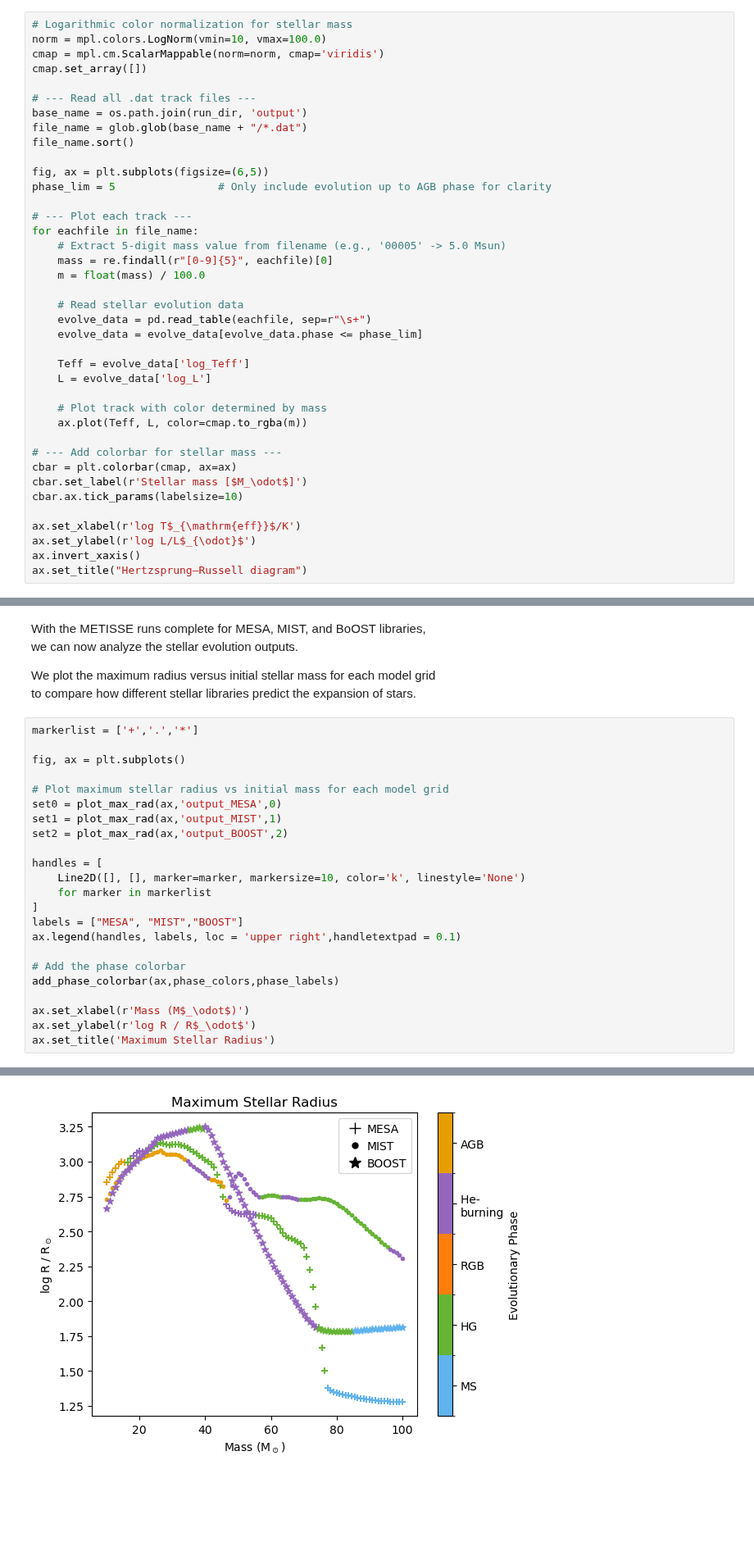
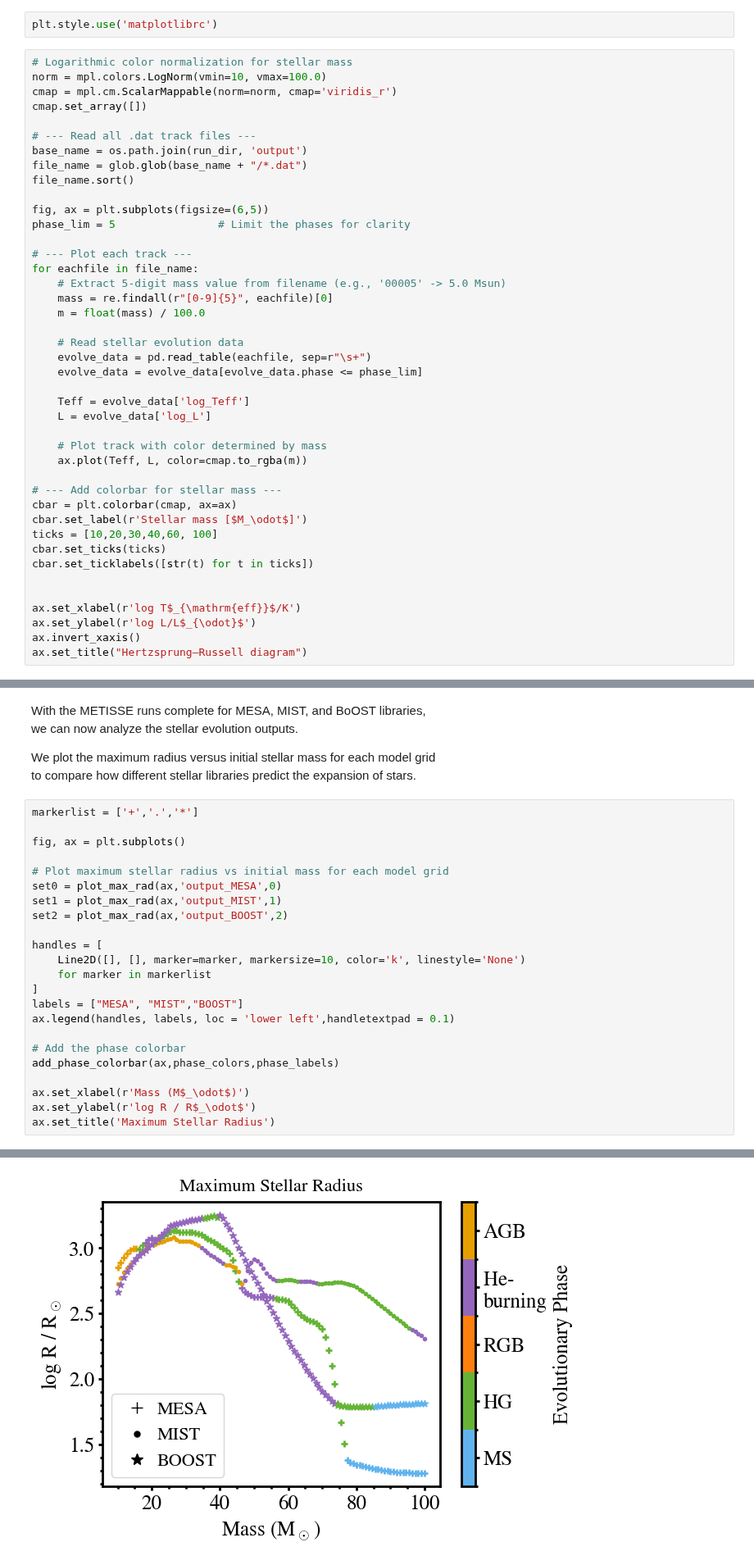
Before and after one commit to TeamMETISSE/METISSE, a Jupyter notebook: docs/build/html/notebook/demo.ipynb, the cells around one changed output, grey strips where cells are left out. Shown at 82% size. Drawn from its saved outputs; the diff is of its cells as text; blank space fills up the shorter version.

```diff
--- a/docs/build/html/notebook/demo.ipynb
+++ b/docs/build/html/notebook/demo.ipynb
@@ -70,10 +74,12 @@ import re
 import matplotlib as mpl
 import matplotlib.pyplot as plt
 from matplotlib.lines import Line2D
+# %%
+plt.style.use('matplotlibrc')
 # %%
 # Logarithmic color normalization for stellar mass
 norm = mpl.colors.LogNorm(vmin=10, vmax=100.0)
-cmap = mpl.cm.ScalarMappable(norm=norm, cmap='viridis')
+cmap = mpl.cm.ScalarMappable(norm=norm, cmap='viridis_r')
 cmap.set_array([])
 
 # --- Read all .dat track files ---
@@ -82,7 +88,7 @@ file_name = glob.glob(base_name + "/*.dat")
 file_name.sort()
 
 fig, ax = plt.subplots(figsize=(6,5))
-phase_lim = 5                # Only include evolution up to AGB phase for clarity
+phase_lim = 5                # Limit the phases for clarity
 
 # --- Plot each track ---
 for eachfile in file_name:
@@ -103,7 +109,10 @@ for eachfile in file_name:
 # --- Add colorbar for stellar mass ---
 cbar = plt.colorbar(cmap, ax=ax)
 cbar.set_label(r'Stellar mass [$M_\odot$]')
-cbar.ax.tick_params(labelsize=10)
+ticks = [10,20,30,40,60, 100]
+cbar.set_ticks(ticks)
+cbar.set_ticklabels([str(t) for t in ticks])
+
 
 ax.set_xlabel(r'log T$_{\mathrm{eff}}$/K')
 ax.set_ylabel(r'log L/L$_{\odot}$')
@@ -295,29 +304,29 @@ to compare how different stellar libraries predict the expansion of stars.
 # %%
 markerlist = ['+','.','*']
 
 fig, ax = plt.subplots()
 
 # Plot maximum stellar radius vs initial mass for each model grid
 set0 = plot_max_rad(ax,'output_MESA',0)
 set1 = plot_max_rad(ax,'output_MIST',1)
 set2 = plot_max_rad(ax,'output_BOOST',2)
 
 handles = [
     Line2D([], [], marker=marker, markersize=10, color='k', linestyle='None')
     for marker in markerlist
 ]
 labels = ["MESA", "MIST","BOOST"]
-ax.legend(handles, labels, loc = 'upper right',handletextpad = 0.1)
+ax.legend(handles, labels, loc = 'lower left',handletextpad = 0.1)
 
 # Add the phase colorbar
 add_phase_colorbar(ax,phase_colors,phase_labels)
 
 ax.set_xlabel(r'Mass (M$_\odot$)')
 ax.set_ylabel(r'log R / R$_\odot$')
 ax.set_title('Maximum Stellar Radius')
 # %% [output]
 Text(0.5, 1.0, 'Maximum Stellar Radius')
-[figure, old version]
+[figure, new version]
 # %% [markdown]
 ## Remnant Mass vs Initial Stellar Mass
 # %% [markdown]
```
Also changed, not shown: parts of 7 cells of this notebook, 37 other files.
